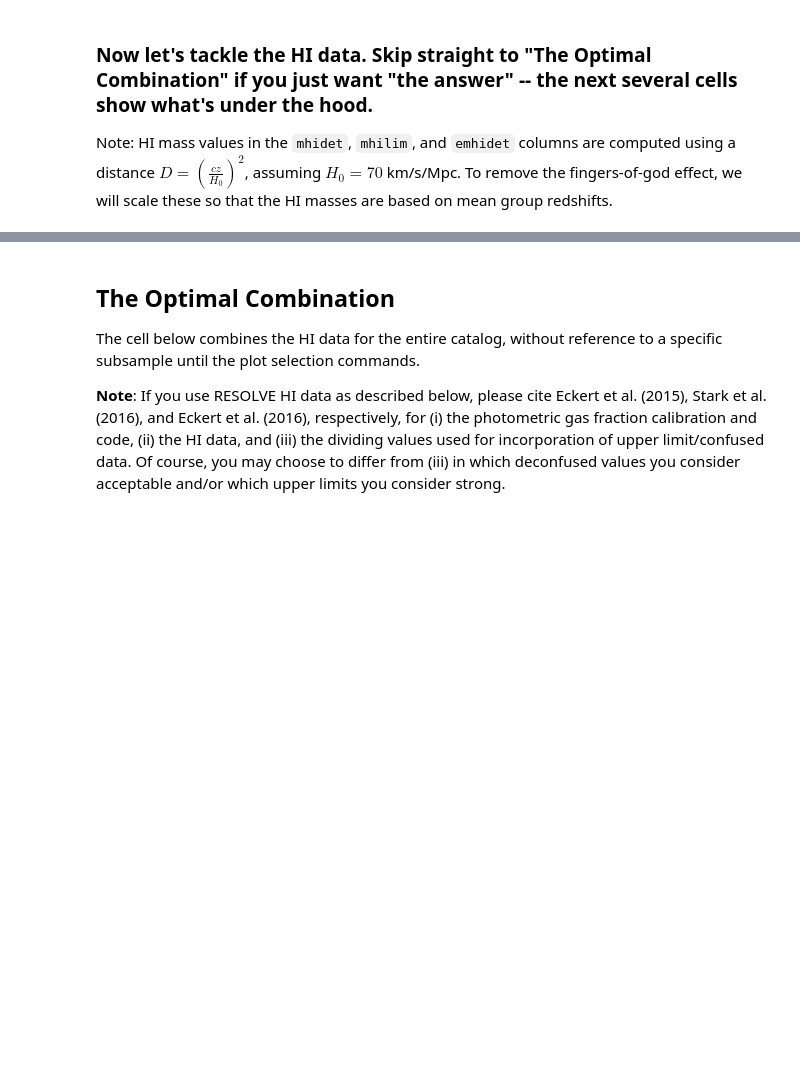
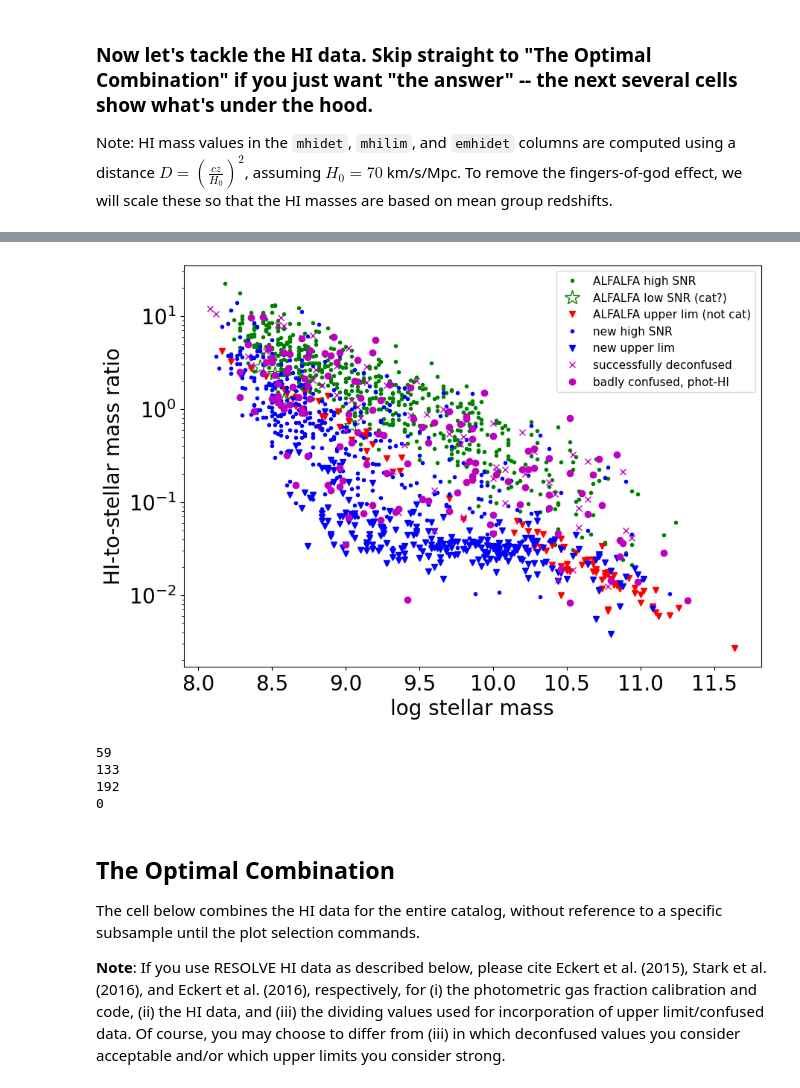
Before and after one commit to resolvesurvey/database-tutorial, a Jupyter notebook: RESOLVE_DataTutorial.ipynb, the cells around one changed output, grey strips where cells are left out. Saved outputs shown, nothing was run; the diff lists cells and outputs as text; code cells hidden in the pictures; blank space fills up the shorter version.

Commit message:
added new datafile based on accepted RESOLVE DR4 Hutchens+23; revised jupyter tutorial to reflect changes dealing with unreliable deconfusion cases

```diff
--- a/RESOLVE_DataTutorial.ipynb
+++ b/RESOLVE_DataTutorial.ipynb
@@ -23,8 +23,8 @@ The RESOLVE DR4 csv file is provided in the same github repo as this jupyter not
 # %%
 # next read in RESOLVE DR4 csv file, assuming it is in the same directory as this jupyter notebook
 # (try alternate syntax below if you get an error message regarding encoding)
-data = np.genfromtxt("RESOLVE_DR4_prepubl.csv", delimiter=",", dtype=None, names=True)
-#data = np.genfromtxt("RESOLVE_DR4_prepubl.csv", delimiter=",", dtype=None, names=True, encoding=None)
+#data = np.genfromtxt("RESOLVE_DR4_accepted.csv", delimiter=",", dtype=None, names=True)
+data = np.genfromtxt("RESOLVE_DR4_accepted.csv", delimiter=",", dtype=None, names=True, encoding=None)
 # %% [markdown]
 If you want to look at the column names, type `data.dtype.names`, but they should match the glossary [here](http://resolve.astro.unc.edu/pages/database.php) except for possible capitalization differences.
 # %% [markdown]
@@ -40,7 +40,7 @@ The RESOLVE database includes galaxies that are not officially part of the surve
 
 ### We will first select the original luminosity-complete data set (\#1 above).
 # %%
-grpcz = data['grpcz']
+grpcz = data['g3grpcz']
 invol = (grpcz >= 4500) & (grpcz < 7000)
 fl_insample = data['fl_insample'] # flag for original luminosity limits as in #1 above
 inorigsample = invol & fl_insample
@@ -93,9 +102,9 @@ This figure serves as a useful reminder that contrary to our intuition, *most ga
 Note: HI mass values in the `mhidet`, `mhilim`, and `emhidet` columns are computed using a distance $D=(\frac{cz}{H_0})^2$, assuming $H_0 = 70$ km/s/Mpc. To remove the fingers-of-god effect, we will scale these so that the HI masses are based on mean group redshifts.
 # %%
 hitelescope = data['hitelescope']
-mhidet = data['mhidet']*(data['grpcz']/data['cz'])**2.0
-emhidet = data['emhidet']*(data['grpcz']/data['cz'])**2.0
-mhilim = data['mhilim']*(data['grpcz']/data['cz'])**2.0
+mhidet = data['mhidet']*(data['g3grpcz']/data['cz'])**2.0
+emhidet = data['e_mhidet']*(data['g3grpcz']/data['cz'])**2.0
+mhilim = data['mhilim']*(data['g3grpcz']/data['cz'])**2.0
 emhidet[np.where(emhidet==0)] = np.nan
 
 # Compute SNR for 21cm detections
@@ -152,14 +171,14 @@ print(len(sel5[0]))
 # %%
 # replace confused detections with successfully deconfused data
 confused = data['confused']
-mhicorr = data['mhi_corr']*(data['grpcz']/data['cz'])**2. # deconfused flux, correct for group velocity
-emhicorr_rand = data['emhi_corr_rand']*((data['grpcz']/data['cz'])**2.) # random error on deconfused HI mass
-emhicorr_sys = data['emhi_corr_sys']*(data['grpcz']/data['cz'])**2. # systematic error on deconfused HI mass
+mhicorr = data['mhi_corr']*(data['g3grpcz']/data['cz'])**2. # deconfused flux, correct for group velocity
+emhicorr_rand = data['emhi_corr_rand']*((data['g3grpcz']/data['cz'])**2.) # random error on deconfused HI mass
+emhicorr_sys = data['emhi_corr_sys']*(data['g3grpcz']/data['cz'])**2. # systematic error on deconfused HI mass
 
 mhicorr[np.where(mhicorr == 0)] = np.nan # treat zero in f21corr as NaN
 notempty = np.where(~np.isnan(mhicorr))
 deconfokay = np.zeros(ngal,dtype=bool)
-deconfokay[notempty] = (emhicorr_sys[notempty]/mhicorr[notempty]) < 0.25
+deconfokay[notempty] = ((emhicorr_sys[notempty]/mhicorr[notempty]) < 0.25) & (mhicorr[notempty]<=mhidet[notempty])
 goodconf = (confused == 1) & deconfokay # successfully deconfused
 badconf = (confused == 1) & ~deconfokay # unsuccessfully deconfused
 
@@ -179,36 +198,42 @@ sel6 = np.where(inorigsample & goodconf)
 hitostars6 = (mhicorr[sel6]) / (10**logmstar[sel6])
 
 # will need photometric gas fractions for unsuccessfully deconfused galaxies
-modeluj = data['modelu_j']
-b_a=data['b_a']
+modeluj = data['modeluj']
+b_a=data['axialratio']
 modcolor = 1.140*modeluj + 0.594*(b_a) # from Eckert et al (2015) -- 1D fit with survival analysis on Mgas-to-M* limits
 photloggovers = 3.659 -0.981*modcolor # from Eckert et al (2015) volume-limited calibration, ~0.3 dex scatter
 logmhiphot = np.log10((10**photloggovers/1.4) * 10**logmstar) # take out 1.4 for Helium --> just HI
 
 sel7 = np.where(inorigsample & badconf)
 hitostars7 = (np.minimum(10**logmhiphot[sel7],mhidet[sel7])) / (10**logmstar[sel7])
 # above says phot-gas cannot exceed measured total
 
 # repeat plot replacing confused data with deconfused data or photometric estimates
 fig4 = plt.figure(4,figsize=(10,7))
 plt.clf()
 plt.plot(logmstar[sel1b],hitostars1b,'g.', label="ALFALFA high SNR")
 plt.plot(logmstar[sel2b],hitostars2b,'g*', markersize=15, markerfacecolor="white", label="ALFALFA low SNR (cat?)")
 plt.plot(logmstar[sel3b],hitostars3b,'rv', label="ALFALFA upper lim (not cat)")
 plt.plot(logmstar[sel4b],hitostars4b,'b.', label="new high SNR")
 plt.plot(logmstar[sel5b],hitostars5b,'bv', label="new upper lim")
 plt.plot(logmstar[sel6],hitostars6,'mx', markersize=6, label="successfully deconfused")
 plt.plot(logmstar[sel7],hitostars7,'mo', markersize=6, label="badly confused, phot-HI")
 plt.yscale('log')
 plt.xlabel("log stellar mass")
 plt.ylabel("HI-to-stellar mass ratio")
 plt.legend(loc="best",fontsize=11)
 plt.show()
 
 print(len(sel6[0]))
 print(len(sel7[0]))
 print(np.sum((confused == 1) & inorigsample))
 print(np.sum((logmhiphot <= 0)))
+# %% [output]
+[figure, added]
+59
+133
+192
+0
 # %% [markdown]
 ## The Optimal Combination
 The cell below combines the HI data for the entire catalog, without reference to a specific subsample until the plot selection commands.
```
Also changed, not shown: parts of 11 cells of this notebook, 2 other files.
